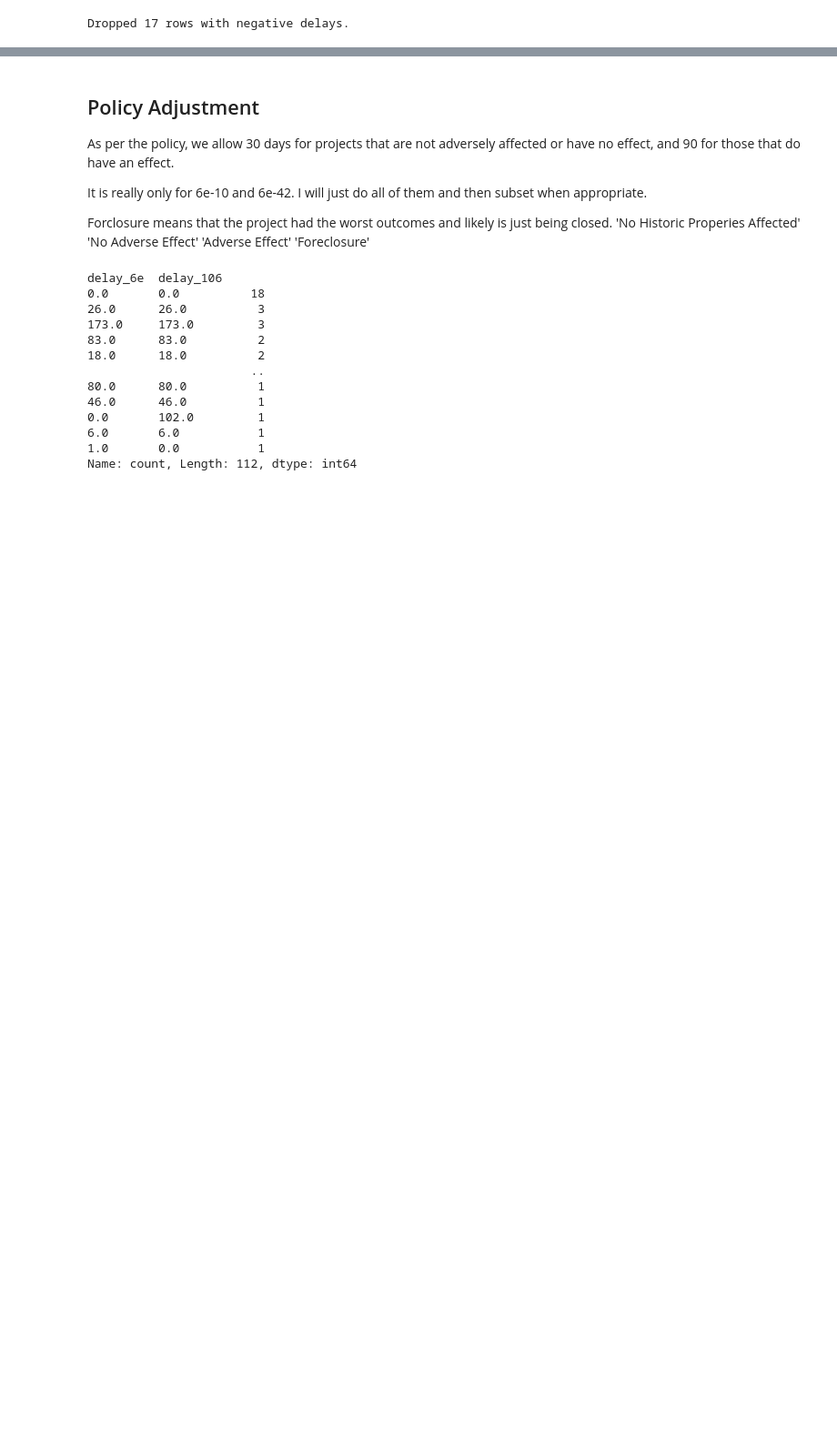
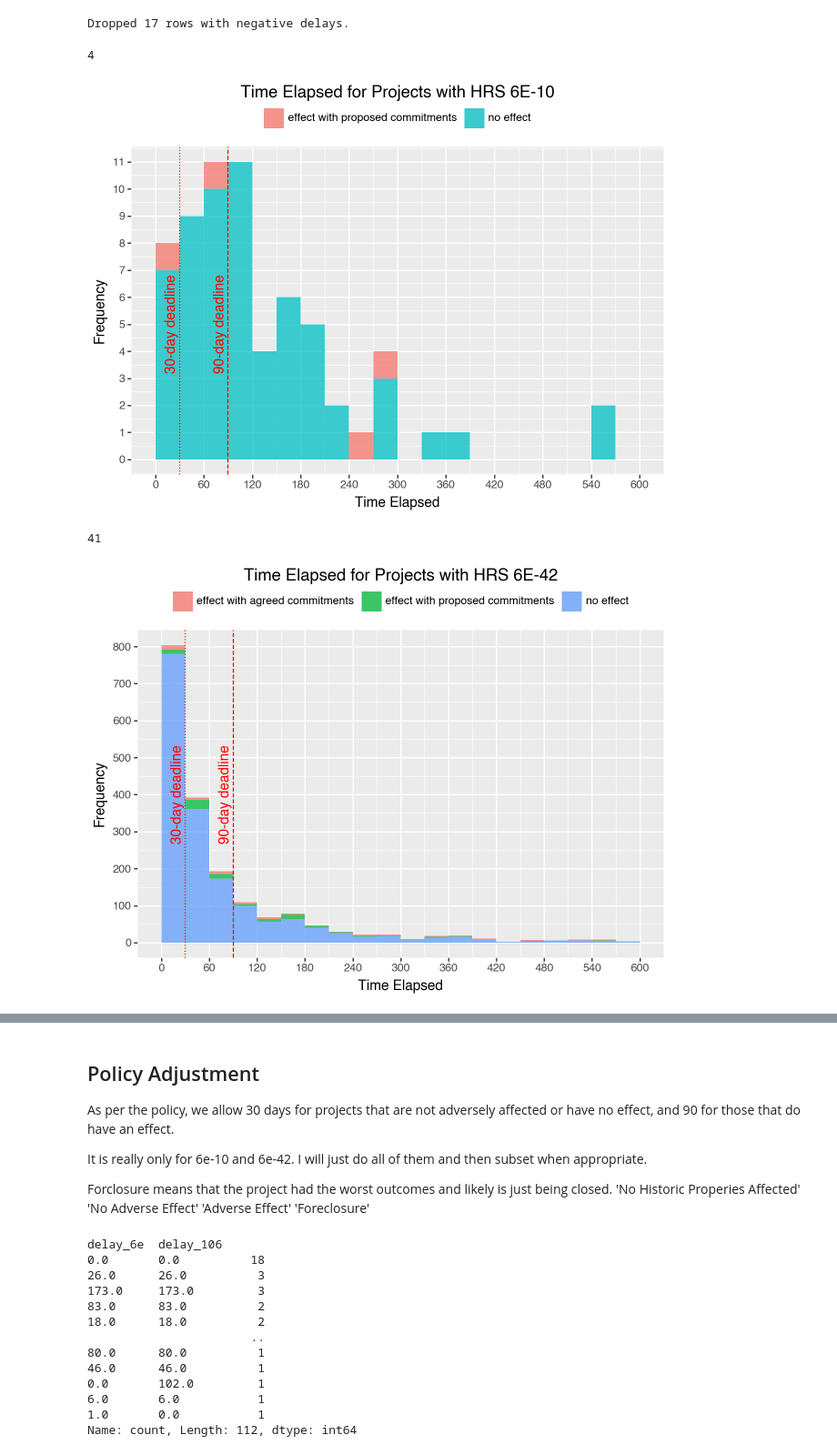
Before and after one commit to kevinphan981/maui-shpd-classification, a Jupyter notebook: src/analysis.ipynb, the cells around one changed output, grey strips where cells are left out. Shown at 91% size. Drawn from its saved outputs; the diff is of its cells as text; code cells hidden in the pictures; blank space fills up the shorter version.

Commit message:
new graphs/analytics

```diff
--- a/src/analysis.ipynb
+++ b/src/analysis.ipynb
@@ -94,3 +96,52 @@ print(f"Dropped {dropped_rows} rows with negative delays.")
 df = df_clean.copy()
 # %% [output]
 Dropped 17 rows with negative delays.
+# %%
+# plot of graphs that contain certain things
+from mizani.breaks import extended_breaks
+
+'''
+    here i can either do these separately, which I am inclined to do, and then config manually for labels and such
+'''
+def hist_plot(code, line):
+    df_temp = df[df['Statutes'].str.contains(f'{code}')]
+    print(np.max(df_temp['time_6e'].value_counts())) # this is of the particular day maximum
+
+    hist = (
+        ggplot(df_temp, aes(x = "time_6e", fill = "Opinion 6E")) +
+            geom_histogram(binwidth = 30, alpha = 0.75, boundary = 0) +
+            scale_x_continuous(breaks = range(0,601,60),
+                               limits = (0,600)) +
+            scale_y_continuous(breaks=extended_breaks(n=10)) +
+            theme(legend_position = "top", legend_direction = "horizontal", legend_title = element_blank()) +
+            labs(x = "Time Elapsed", y = "Frequency", title = f"Time Elapsed for Projects with HRS {code}")
+    )
+    # hist.show()
+    return hist
+
+test1 = hist_plot('6E-10', 30)
+test1_upd = (
+    test1 +
+    geom_vline(aes(xintercept = 30), color = "red", linetype = "dotted") +
+    geom_vline(aes(xintercept = 90), color = "red", linetype = "dashed") +
+    annotate("text", x=20, y= 5, label="30-day deadline", angle=90, color = "red") +
+    annotate("text", x=80, y= 5, label="90-day deadline", angle=90, color = "red")
+)
+test1_upd.show()
+test1_upd.save("../images/time-6e-10.png", dpi = 500)
+
+test2 = hist_plot('6E-42', 30)
+test2_upd = (
+    test2 +
+    geom_vline(aes(xintercept = 30), color = "red", linetype = "dotted") +
+    geom_vline(aes(xintercept = 90), color = "red", linetype = "dashed") +
+    annotate("text", x=20, y= 400, label="30-day deadline", angle=90, color = "red") +
+    annotate("text", x=80, y= 400, label="90-day deadline", angle=90, color = "red")
+)
+test2_upd.show()
+test2_upd.save("../images/time-6e-42.png", dpi = 500)
+# %% [output]
+4
+[figure, added]
+41
+[figure, added]
```
Also changed, not shown: parts of 16 cells of this notebook, 9 other files.
